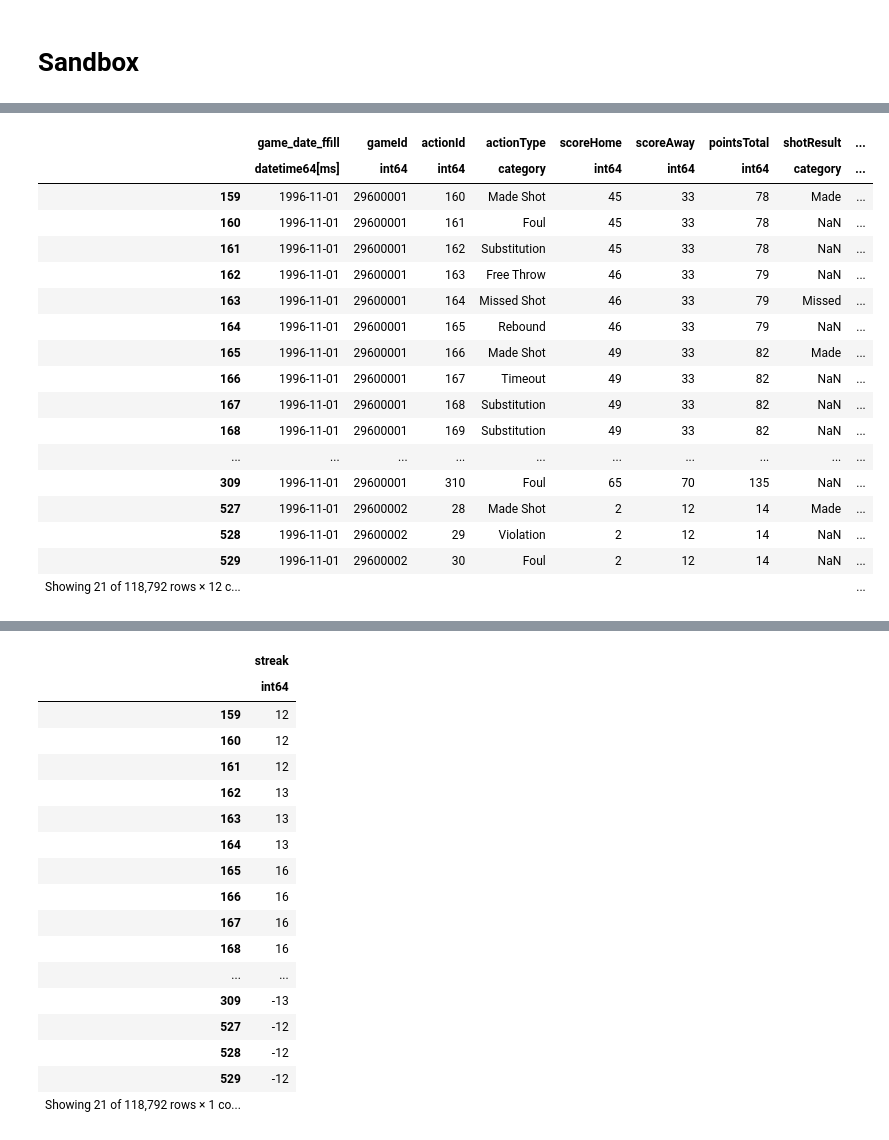
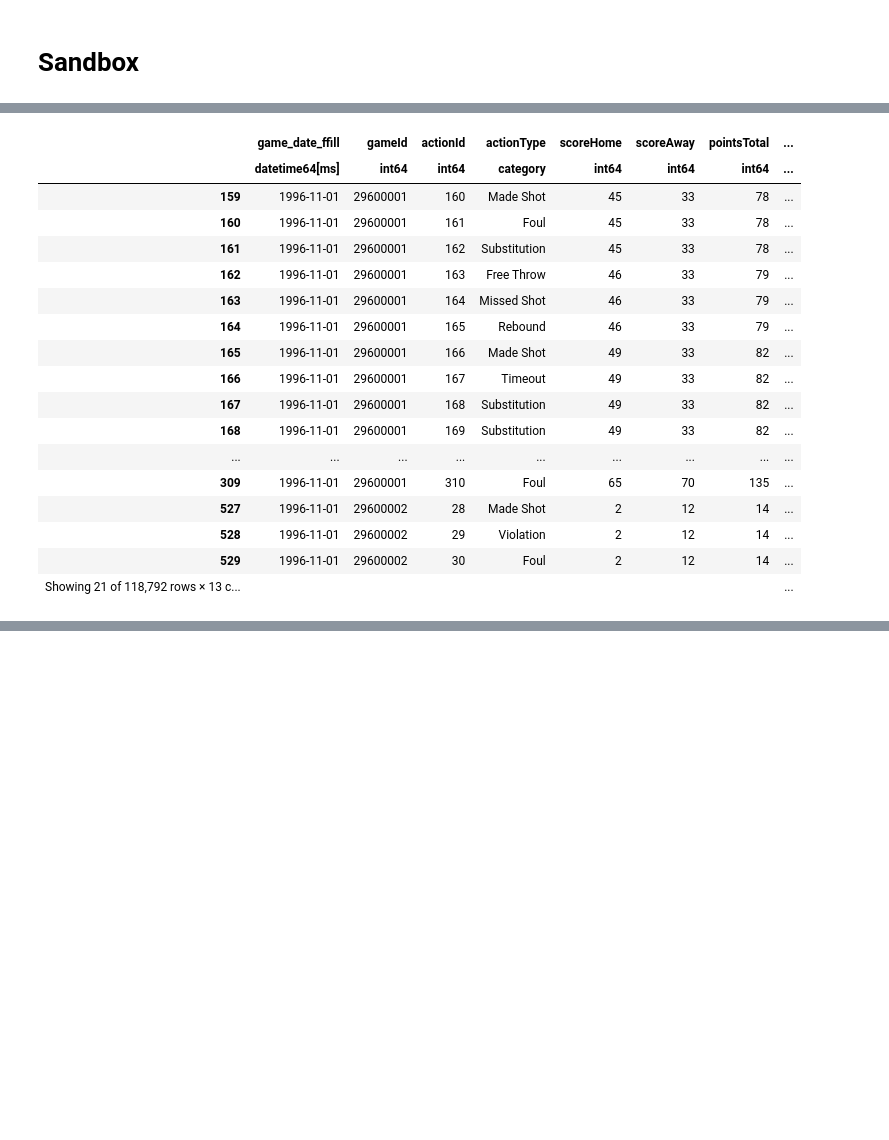
Before and after one commit to akseldkw07/NBA-Timeout-Impact, a Jupyter notebook: Notebooks/nba-enriched-dataset.ipynb, the cells around one changed output, grey strips where cells are left out. Drawn from its saved outputs; the diff is of its cells as text; code cells hidden in the pictures; blank space fills up the shorter version.

```diff
--- a/Notebooks/nba-enriched-dataset.ipynb
+++ b/Notebooks/nba-enriched-dataset.ipynb
@@ -128,3 +96,0 @@ out.hist(bins=30)
-# %%
-nba["lead"] = nba.scoreHome - nba.scoreAway
-nba["lead_change"] = nba["lead"].diff()
@@ -148,11 +169,11 @@ _ = nba_memo.f_streak_6, nba_memo.f_streak_9, nba_memo.f_streak_12
 # %%
 UKS_NP_PD.dtt(
     [
-        UKS_NP_PD.col_filter(nba, include=cols),
-        # nba.col_filter(include=cols),
+        # UKS_NP_PD.col_filter(nba, include=cols),
+        nba.col_filter(include=cols),
         # UKS_NP_PD.col_filter(nba_memo.to_pandas(), include=cols),
         nba_memo.to_pandas_memo(),
-        out,
+        # out,
     ],
     filter=nba_memo.f_streak_12,
     n=21,
@@ -166,18 +187,18 @@ Returning df without 17 columns: ['subType', 'period', 'teamTricode', 'isFieldGo
-|  | game_date_ffill | gameId | actionId | actionType | scoreHome | scoreAway | pointsTotal | shotResult | ... |
-|  | datetime64[ms] | int64 | int64 | category | int64 | int64 | int64 | category | ... |
-| 159 | 1996-11-01 | 29600001 | 160 | Made Shot | 45 | 33 | 78 | Made | ... |
-| 160 | 1996-11-01 | 29600001 | 161 | Foul | 45 | 33 | 78 | NaN | ... |
-| 161 | 1996-11-01 | 29600001 | 162 | Substitution | 45 | 33 | 78 | NaN | ... |
-| 162 | 1996-11-01 | 29600001 | 163 | Free Throw | 46 | 33 | 79 | NaN | ... |
-| 163 | 1996-11-01 | 29600001 | 164 | Missed Shot | 46 | 33 | 79 | Missed | ... |
-| 164 | 1996-11-01 | 29600001 | 165 | Rebound | 46 | 33 | 79 | NaN | ... |
-| 165 | 1996-11-01 | 29600001 | 166 | Made Shot | 49 | 33 | 82 | Made | ... |
-| 166 | 1996-11-01 | 29600001 | 167 | Timeout | 49 | 33 | 82 | NaN | ... |
-| 167 | 1996-11-01 | 29600001 | 168 | Substitution | 49 | 33 | 82 | NaN | ... |
-| 168 | 1996-11-01 | 29600001 | 169 | Substitution | 49 | 33 | 82 | NaN | ... |
-| ... | ... | ... | ... | ... | ... | ... | ... | ... | ... |
-| 309 | 1996-11-01 | 29600001 | 310 | Foul | 65 | 70 | 135 | NaN | ... |
-| 527 | 1996-11-01 | 29600002 | 28 | Made Shot | 2 | 12 | 14 | Made | ... |
-| 528 | 1996-11-01 | 29600002 | 29 | Violation | 2 | 12 | 14 | NaN | ... |
-| 529 | 1996-11-01 | 29600002 | 30 | Foul | 2 | 12 | 14 | NaN | ... |
-| Showing 21 of 118,792 rows × 12 c... |  |  |  |  |  |  |  |  | ... |
+|  | game_date_ffill | gameId | actionId | actionType | scoreHome | scoreAway | pointsTotal | ... |
+|  | datetime64[ms] | int64 | int64 | category | int64 | int64 | int64 | ... |
+| 159 | 1996-11-01 | 29600001 | 160 | Made Shot | 45 | 33 | 78 | ... |
+| 160 | 1996-11-01 | 29600001 | 161 | Foul | 45 | 33 | 78 | ... |
+| 161 | 1996-11-01 | 29600001 | 162 | Substitution | 45 | 33 | 78 | ... |
+| 162 | 1996-11-01 | 29600001 | 163 | Free Throw | 46 | 33 | 79 | ... |
+| 163 | 1996-11-01 | 29600001 | 164 | Missed Shot | 46 | 33 | 79 | ... |
+| 164 | 1996-11-01 | 29600001 | 165 | Rebound | 46 | 33 | 79 | ... |
+| 165 | 1996-11-01 | 29600001 | 166 | Made Shot | 49 | 33 | 82 | ... |
+| 166 | 1996-11-01 | 29600001 | 167 | Timeout | 49 | 33 | 82 | ... |
+| 167 | 1996-11-01 | 29600001 | 168 | Substitution | 49 | 33 | 82 | ... |
+| 168 | 1996-11-01 | 29600001 | 169 | Substitution | 49 | 33 | 82 | ... |
+| ... | ... | ... | ... | ... | ... | ... | ... | ... |
+| 309 | 1996-11-01 | 29600001 | 310 | Foul | 65 | 70 | 135 | ... |
+| 527 | 1996-11-01 | 29600002 | 28 | Made Shot | 2 | 12 | 14 | ... |
+| 528 | 1996-11-01 | 29600002 | 29 | Violation | 2 | 12 | 14 | ... |
+| 529 | 1996-11-01 | 29600002 | 30 | Foul | 2 | 12 | 14 | ... |
+| Showing 21 of 118,792 rows × 13 c... |  |  |  |  |  |  |  | ... |
@@ -202,18 +222,0 @@ Returning df without 17 columns: ['subType', 'period', 'teamTricode', 'isFieldGo
-|  | streak |
-|  | int64 |
-| 159 | 12 |
-| 160 | 12 |
-| 161 | 12 |
-| 162 | 13 |
-| 163 | 13 |
-| 164 | 13 |
-| 165 | 16 |
-| 166 | 16 |
-| 167 | 16 |
-| 168 | 16 |
-| ... | ... |
-| 309 | -13 |
-| 527 | -12 |
-| 528 | -12 |
-| 529 | -12 |
-| Showing 21 of 118,792 rows × 1 co... |  |
```
Also changed, not shown: parts of 19 cells of this notebook, 3 other files.
